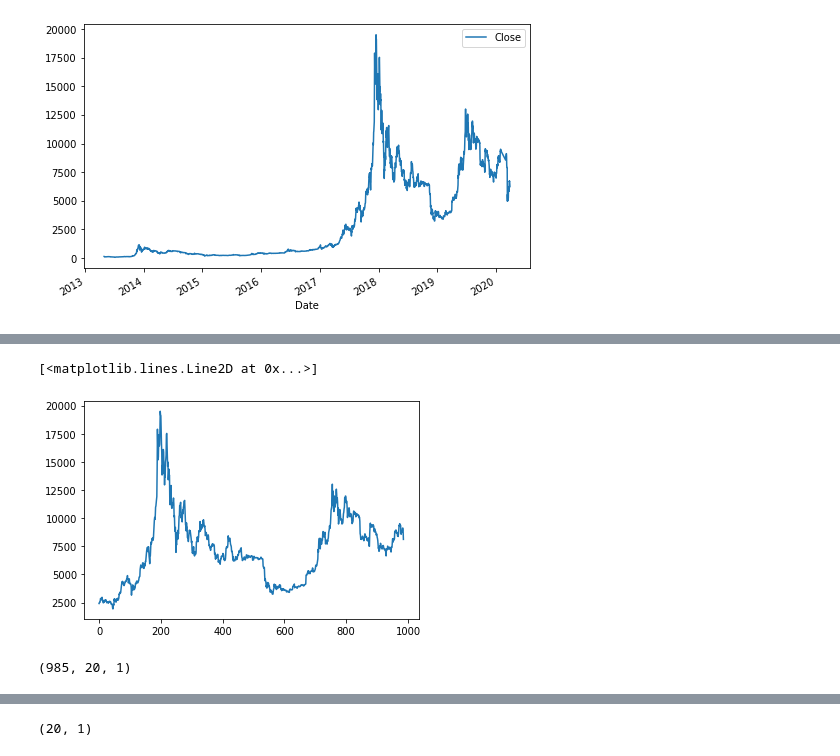
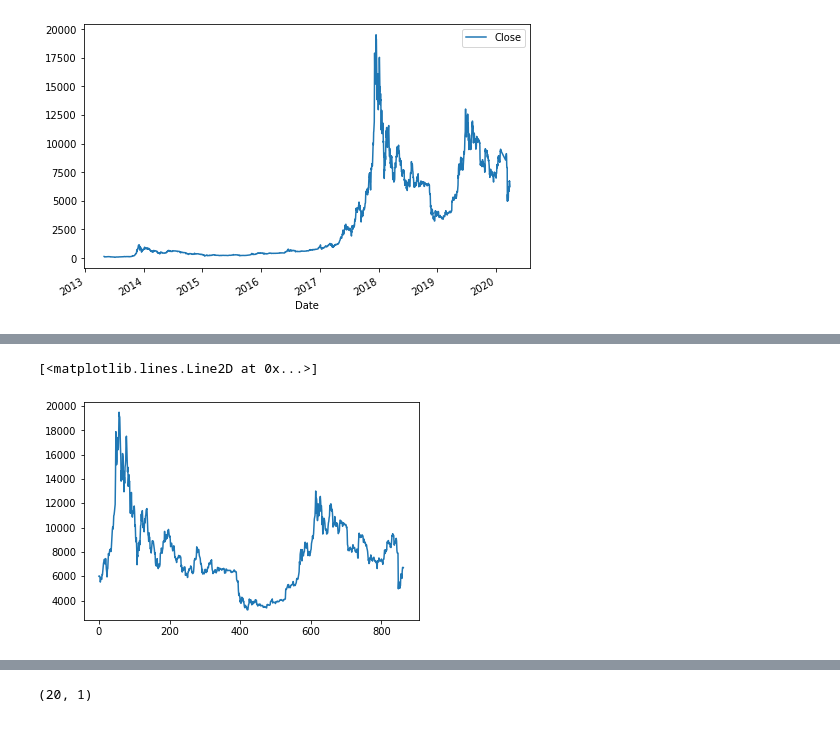
Before and after one commit to jlee118/VAECJ, a Jupyter notebook: VRNNGAN_Bitcoin.ipynb, the cells around one changed output, grey strips where cells are left out. Saved outputs shown, nothing was run; the diff lists cells and outputs as text; code cells hidden in the pictures.

```diff
--- a/VRNNGAN_Bitcoin.ipynb
+++ b/VRNNGAN_Bitcoin.ipynb
@@ -13,5 +13,5 @@ bitcoin.plot(x='Date', y='Close', figsize=(8,5))
 [figure]
 # %%
 import numpy as np
-train = np.asarray(bitcoin[bitcoin['Date'] < '2017-06-01']['Close'])
-test = np.asarray(bitcoin[bitcoin['Date'] >= '2017-06-01']['Close'])
+train = np.asarray(bitcoin[bitcoin['Date'] < '2017-10-01']['Close'])
+test = np.asarray(bitcoin[bitcoin['Date'] >= '2017-10-01']['Close'])
@@ -125,12 +169,8 @@ plt.plot(output_mean[:,-1,:], label='predicted')
 # %%
-plt.plot(Y_test[:,0,:])
+plt.plot(X_test[:,-1,:])
 # %% [output]
 [<matplotlib.lines.Line2D at 0x...>]
-[figure, old version]
+[figure, new version]
-# %%
-X_test.shape
-# %% [output]
-(985, 20, 1)
 # %%
 def np_kl_gauss(posterior_means, prior_means, posterior_log_var, prior_log_var):
     kl = prior_log_var - posterior_log_var + (np.exp(posterior_log_var) +
```
Also changed, not shown: parts of 33 cells of this notebook, 2 other files.
